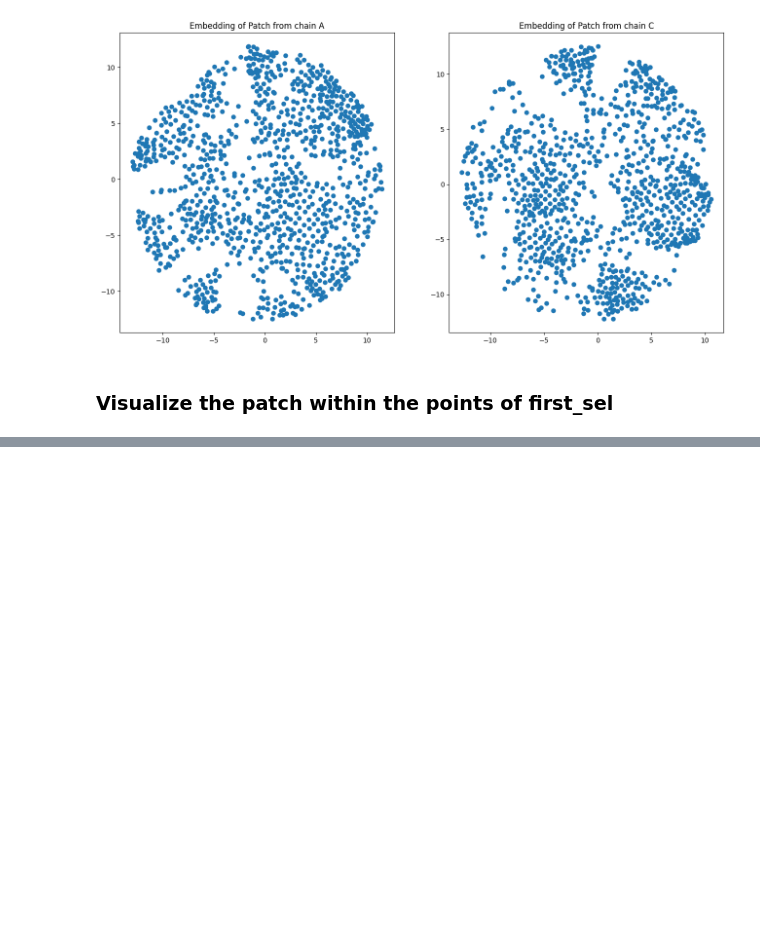
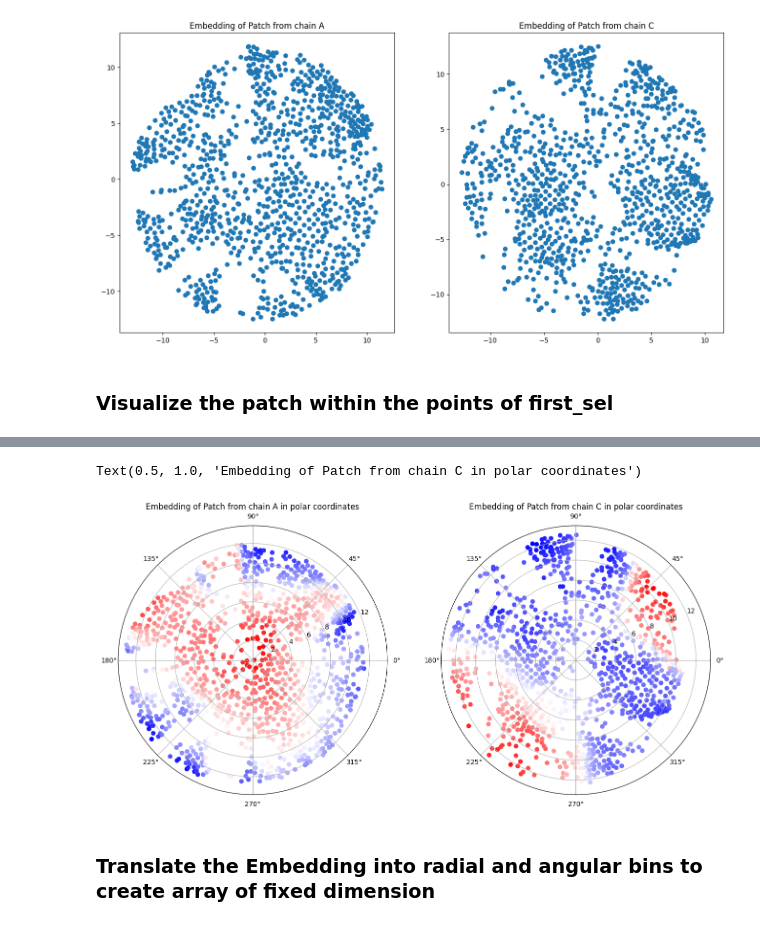
Before and after one commit to DavidGraber/protein_surface_modelling, a Jupyter notebook: main.ipynb, the cells around one changed output, grey strips where cells are left out. Saved outputs shown, nothing was run; the diff lists cells and outputs as text; code cells hidden in the pictures; blank space fills up the shorter version.

Commit message:
implemented polar cds with bins

```diff
--- a/main.ipynb
+++ b/main.ipynb
@@ -203,0 +196,17 @@ Text(0.5, 1.0, 'Embedding of Patch from chain C')
+# %%
+polar_coords_A = convert_to_polar(embedding_A)
+polar_coords_C = convert_to_polar(embedding_C)
+# %%
+fig = plt.figure(figsize=(16,8))
+A = fig.add_subplot(121, projection='polar')
+plot1 = A.scatter(polar_coords_A[:,1], polar_coords_A[:,0], c = features_patch_A[:,feature], cmap = "bwr")
+plt.title("Embedding of Patch from chain A in polar coordinates")
+
+C= fig.add_subplot(122, projection='polar')
+plot2 = C.scatter(polar_coords_C[:,1], polar_coords_C[:,0], c = features_patch_C[:,feature], cmap = "bwr")
+plt.title("Embedding of Patch from chain C in polar coordinates")
+# %% [output]
+Text(0.5, 1.0, 'Embedding of Patch from chain C in polar coordinates')
+[figure, added]
+# %% [markdown]
+### Translate the Embedding into radial and angular bins to create array of fixed dimension
```
Also changed, not shown: parts of 17 cells of this notebook.
